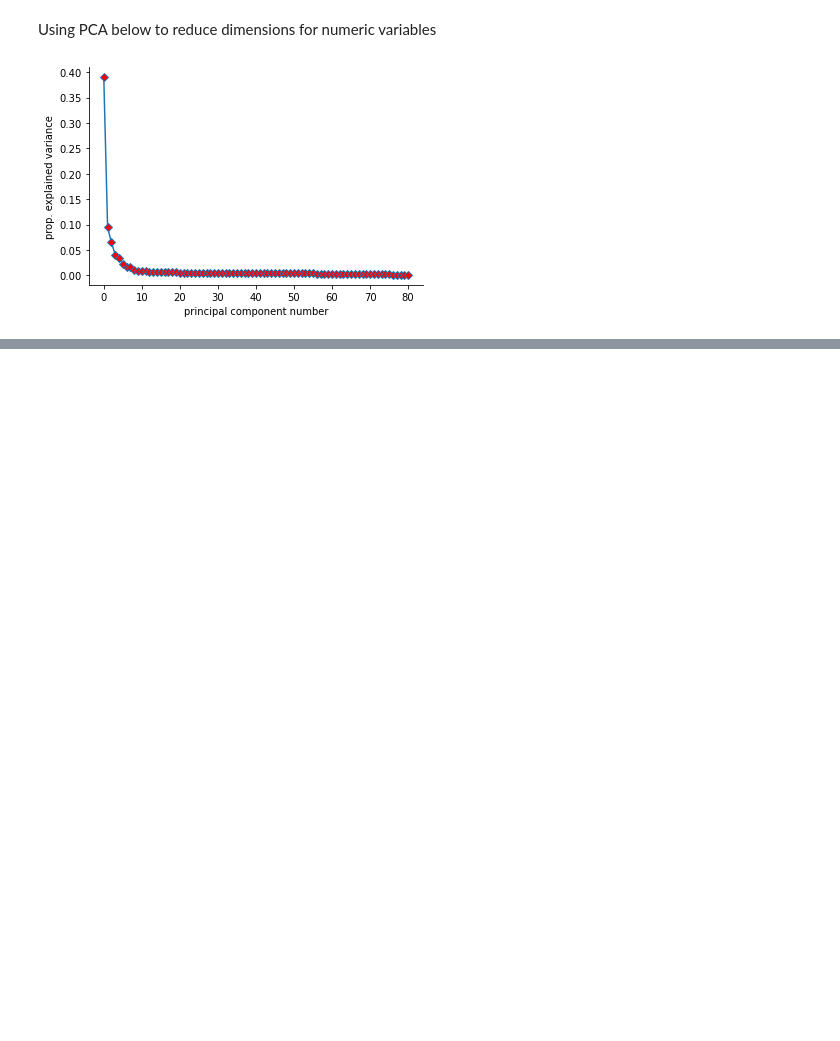
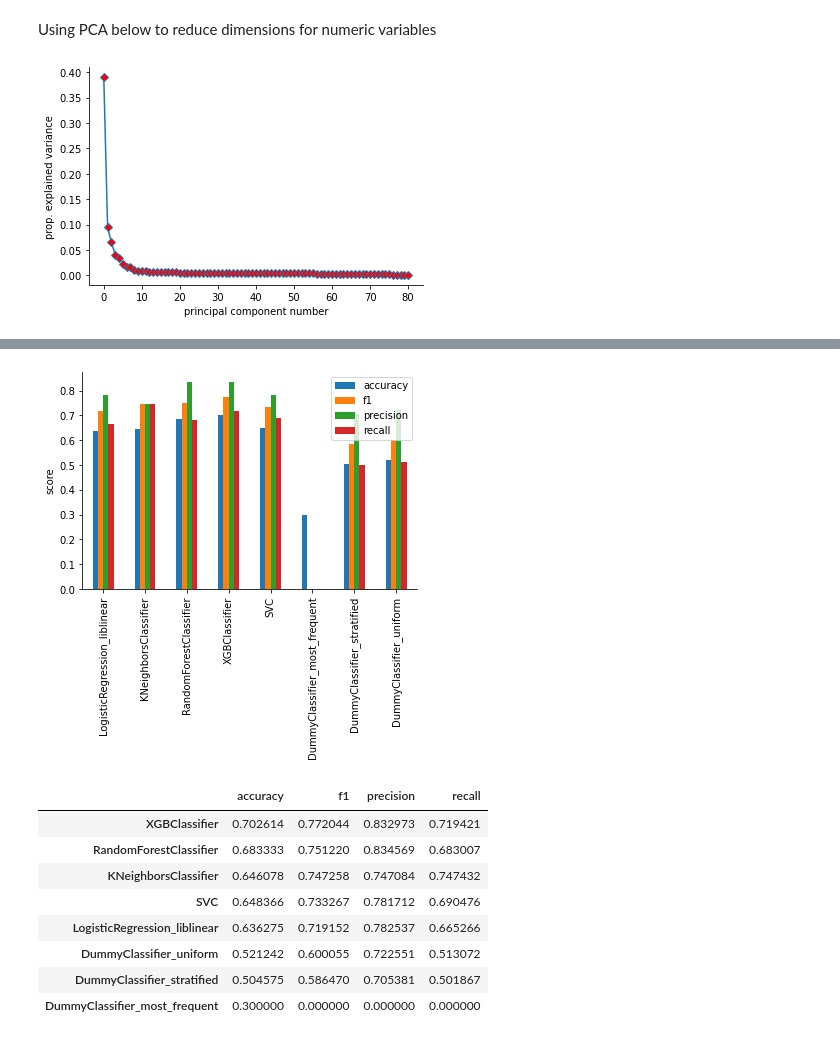
Before and after one commit to kadougherty/census_healthinsurance, a Jupyter notebook: 5.census_healthinsurance_modeling.ipynb, the cells around one changed output, grey strips where cells are left out. Cells and saved outputs as stored; diff of their text form; code cells hidden in the pictures; blank space fills up the shorter version.

```diff
--- a/5.census_healthinsurance_modeling.ipynb
+++ b/5.census_healthinsurance_modeling.ipynb
@@ -247,0 +262,24 @@ scores.bar()
+# %%
+scores = pd.DataFrame(model_scores).T
+new_names = ['accuracy','f1','precision','recall']
+cnt = 0
+for i in new_names:
+    scores.rename(columns={cnt:i},inplace=True)
+    cnt += 1
+scores.plot(kind='bar')
+sns.despine()
+plt.ylabel('score')
+plt.show()
+
+scores.sort_values('f1',ascending=False)
+# %% [output]
+[figure, added]
+|  | accuracy | f1 | precision | recall |
+| XGBClassifier | 0.702614 | 0.772044 | 0.832973 | 0.719421 |
+| RandomForestClassifier | 0.683333 | 0.751220 | 0.834569 | 0.683007 |
+| KNeighborsClassifier | 0.646078 | 0.747258 | 0.747084 | 0.747432 |
+| SVC | 0.648366 | 0.733267 | 0.781712 | 0.690476 |
+| LogisticRegression_liblinear | 0.636275 | 0.719152 | 0.782537 | 0.665266 |
+| DummyClassifier_uniform | 0.521242 | 0.600055 | 0.722551 | 0.513072 |
+| DummyClassifier_stratified | 0.504575 | 0.586470 | 0.705381 | 0.501867 |
+| DummyClassifier_most_frequent | 0.300000 | 0.000000 | 0.000000 | 0.000000 |
```
Also changed, not shown: parts of 24 cells of this notebook, 3 other files.
